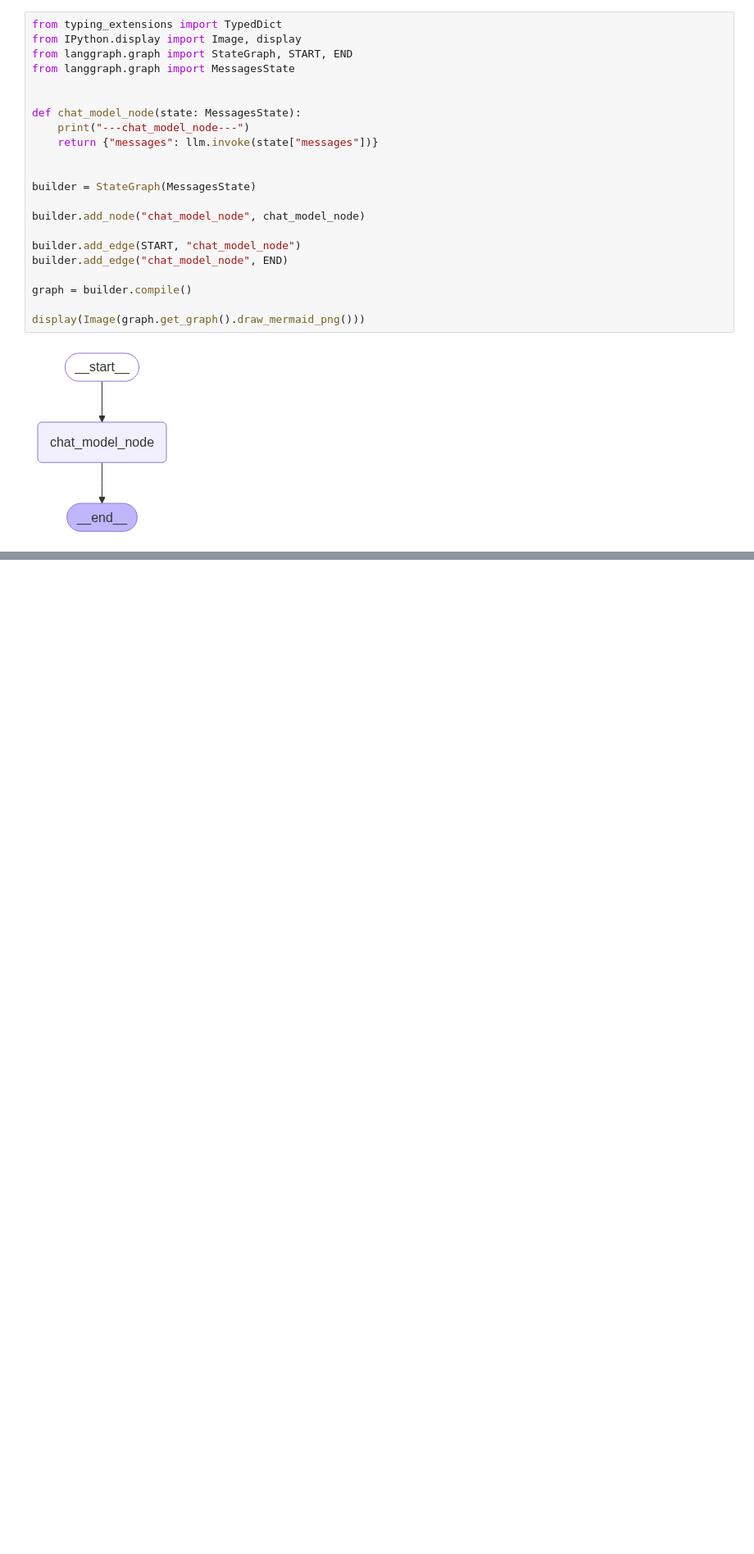
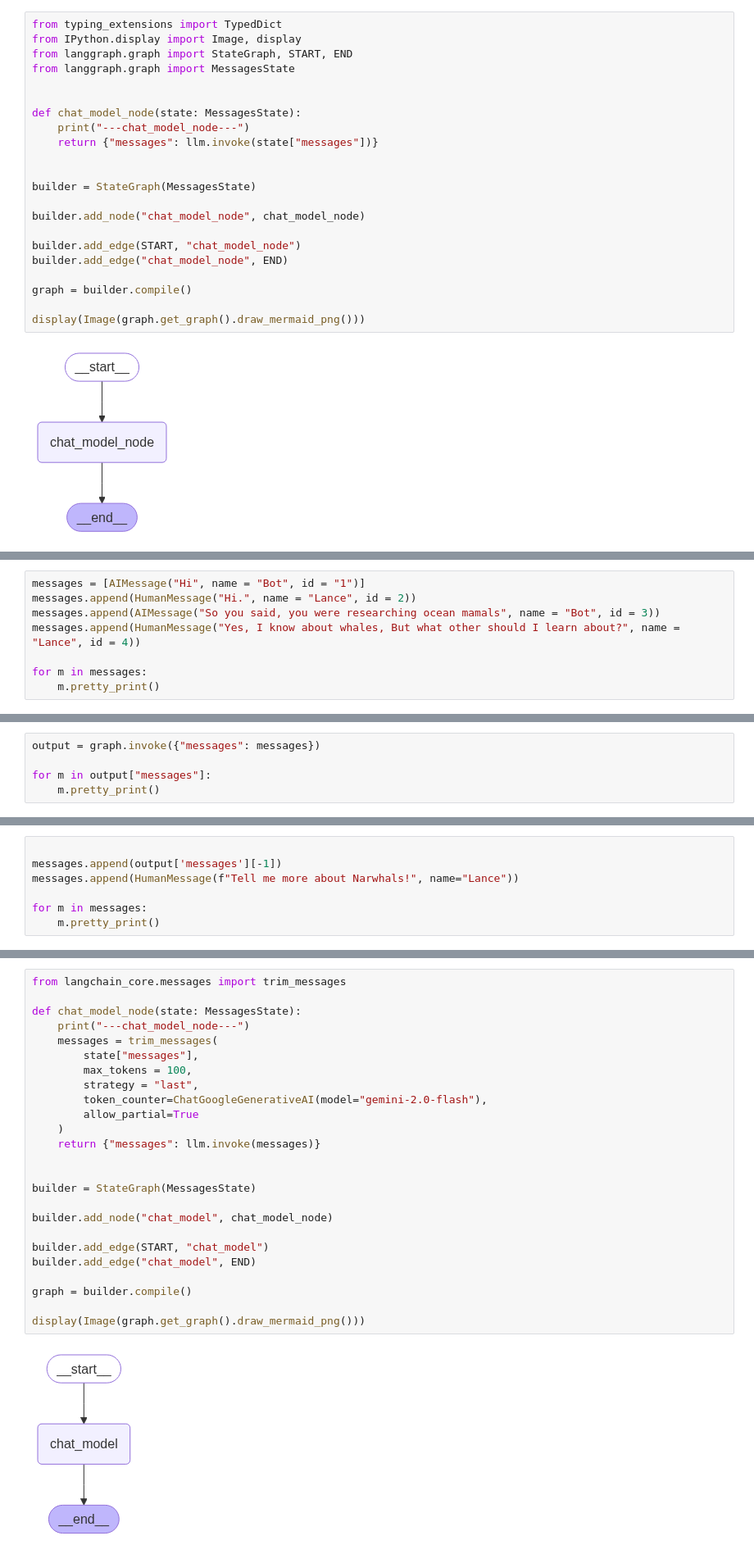
Before and after one commit to rehmanm/langgraph-learning, a Jupyter notebook: module2/trim_filter_messages.ipynb, the cells around one changed output, grey strips where cells are left out. Shown at 82% size. Saved outputs shown, nothing was run; the diff lists cells and outputs as text; blank space fills up the shorter version.

```diff
--- a/module2/trim_filter_messages.ipynb
+++ b/module2/trim_filter_messages.ipynb
@@ -88,0 +119,8 @@ By exploring these different groups of ocean mammals, you'll gain a much broader
+# %%
+messages = [AIMessage("Hi", name = "Bot", id = "1")]
+messages.append(HumanMessage("Hi.", name = "Lance", id = 2))
+messages.append(AIMessage("So you said, you were researching ocean mamals", name = "Bot", id = 3))
+messages.append(HumanMessage("Yes, I know about whales, But what other should I learn about?", name = "Lance", id = 4))
+
+for m in messages:
+    m.pretty_print()
@@ -88,0 +144,5 @@ By exploring these different groups of ocean mammals, you'll gain a much broader
+# %%
+output = graph.invoke({"messages": messages})
+
+for m in output["messages"]:
+    m.pretty_print()
@@ -88,0 +185,7 @@ By exploring these different groups of ocean mammals, you'll gain a much broader
+# %%
+
+messages.append(output['messages'][-1])
+messages.append(HumanMessage(f"Tell me more about Narwhals!", name="Lance"))
+
+for m in messages:
+    m.pretty_print()
@@ -88,0 +233,27 @@ By exploring these different groups of ocean mammals, you'll gain a much broader
+# %%
+from langchain_core.messages import trim_messages
+
+def chat_model_node(state: MessagesState):
+    print("---chat_model_node---")
+    messages = trim_messages(
+        state["messages"],
+        max_tokens = 100,
+        strategy = "last",
+        token_counter=ChatGoogleGenerativeAI(model="gemini-2.0-flash"),
+        allow_partial=True
+    )
+    return {"messages": llm.invoke(messages)}
+
+
+builder = StateGraph(MessagesState)
+
+builder.add_node("chat_model", chat_model_node)
+
+builder.add_edge(START, "chat_model")
+builder.add_edge("chat_model", END)
+
+graph = builder.compile()
+
+display(Image(graph.get_graph().draw_mermaid_png()))
+# %% [output]
+[figure, added]
```
Also changed, not shown: parts of 13 cells of this notebook, 1 other file.
